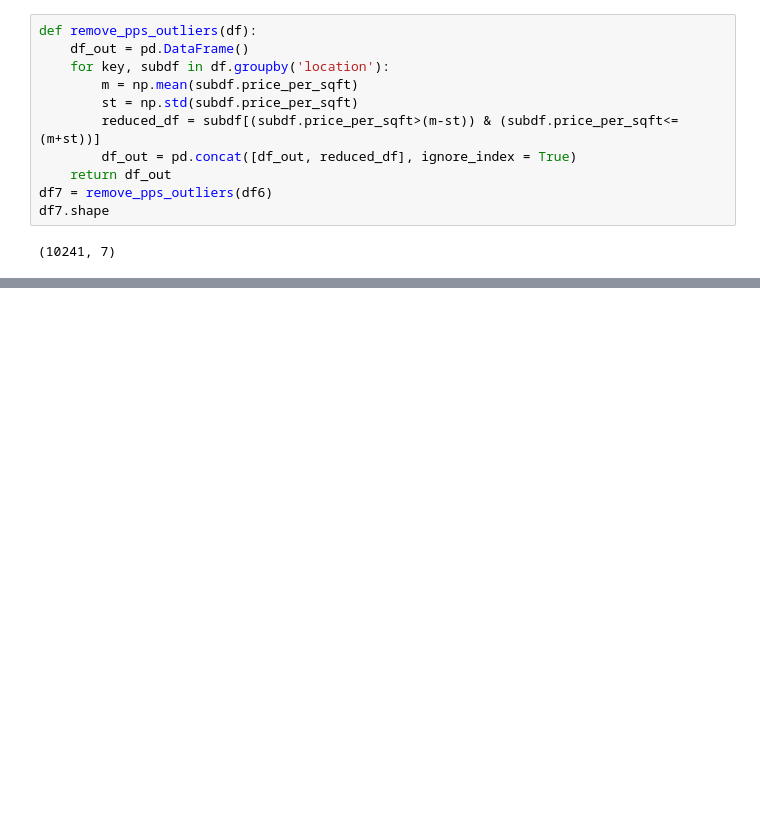
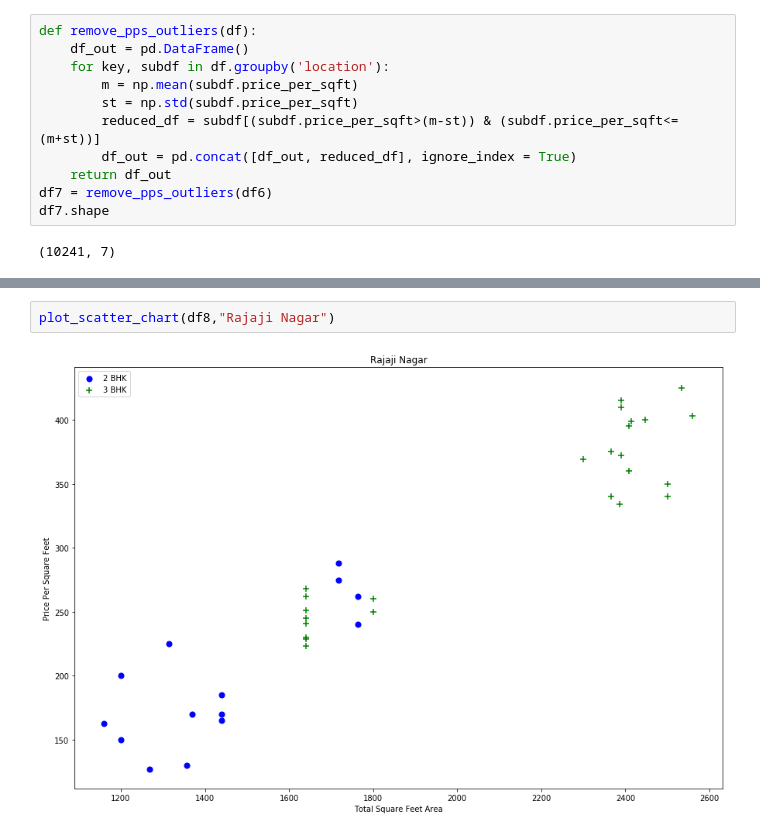
Before and after one commit to SiddarthSamdani/House-Price-Prediction, a Jupyter notebook: House Price Prediction.ipynb, the cells around one changed output, grey strips where cells are left out. Drawn from its saved outputs; the diff is of its cells as text; blank space fills up the shorter version.

```diff
--- a/House Price Prediction.ipynb
+++ b/House Price Prediction.ipynb
@@ -348,0 +383,4 @@ ValueError: x and y must be the same size
+# %%
+plot_scatter_chart(df8,"Rajaji Nagar")
+# %% [output]
+[figure, added]
```
Also changed, not shown: parts of 12 cells of this notebook.
